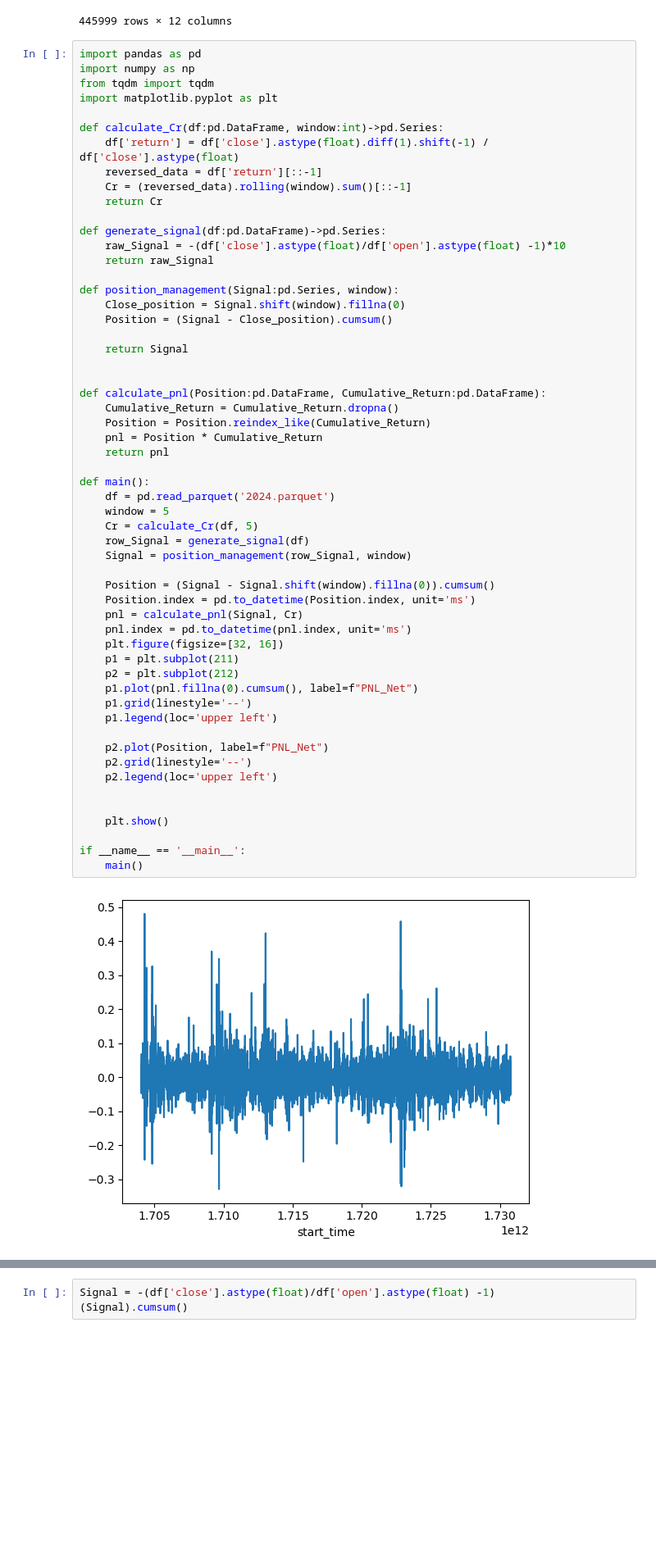
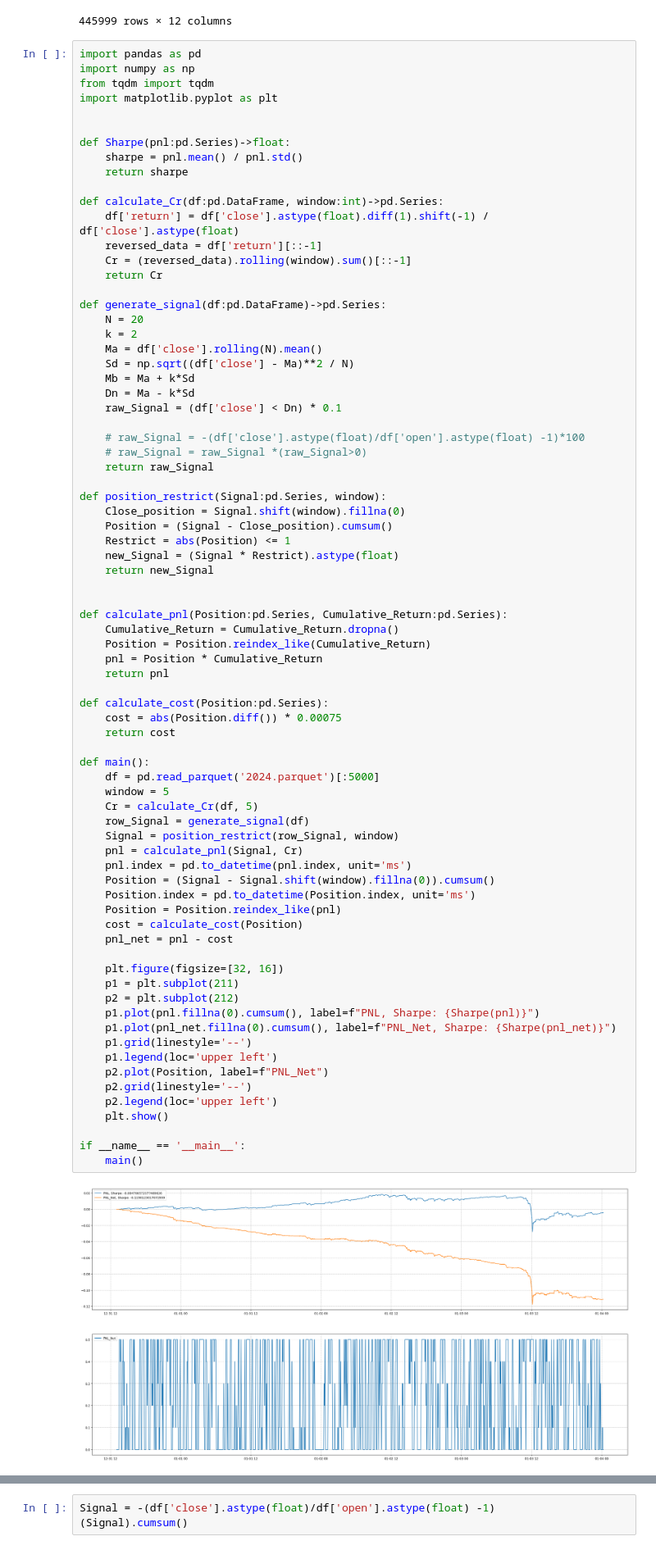
Before and after one commit to Kenneth0901/HFT, a Jupyter notebook: test.ipynb, the cells around one changed output, grey strips where cells are left out. Shown at 82% size. Saved outputs shown, nothing was run; the diff lists cells and outputs as text; blank space fills up the shorter version.

```diff
--- a/test.ipynb
+++ b/test.ipynb
@@ -80,6 +80,11 @@ import pandas as pd
 import numpy as np
 from tqdm import tqdm
 import matplotlib.pyplot as plt
+
+
+def Sharpe(pnl:pd.Series)->float:
+    sharpe = pnl.mean() / pnl.std()
+    return sharpe
 
 def calculate_Cr(df:pd.DataFrame, window:int)->pd.Series:
     df['return'] = df['close'].astype(float).diff(1).shift(-1) / df['close'].astype(float)
@@ -88,48 +93,63 @@ def calculate_Cr(df:pd.DataFrame, window:int)->pd.Series:
     return Cr
 
 def generate_signal(df:pd.DataFrame)->pd.Series:
-    raw_Signal = -(df['close'].astype(float)/df['open'].astype(float) -1)*10
+    N = 20
+    k = 2
+    Ma = df['close'].rolling(N).mean()
+    Sd = np.sqrt((df['close'] - Ma)**2 / N)
+    Mb = Ma + k*Sd
+    Dn = Ma - k*Sd
+    raw_Signal = (df['close'] < Dn) * 0.1
+
+    # raw_Signal = -(df['close'].astype(float)/df['open'].astype(float) -1)*100
+    # raw_Signal = raw_Signal *(raw_Signal>0)
     return raw_Signal
 
-def position_management(Signal:pd.Series, window):
+def position_restrict(Signal:pd.Series, window):
     Close_position = Signal.shift(window).fillna(0)
     Position = (Signal - Close_position).cumsum()
-
-    return Signal
+    Restrict = abs(Position) <= 1
+    new_Signal = (Signal * Restrict).astype(float)
+    return new_Signal
 
 
-def calculate_pnl(Position:pd.DataFrame, Cumulative_Return:pd.DataFrame):
+def calculate_pnl(Position:pd.Series, Cumulative_Return:pd.Series):
     Cumulative_Return = Cumulative_Return.dropna()
     Position = Position.reindex_like(Cumulative_Return)
     pnl = Position * Cumulative_Return
     return pnl
 
+def calculate_cost(Position:pd.Series):
+    cost = abs(Position.diff()) * 0.00075
+    return cost
+
 def main():
-    df = pd.read_parquet('2024.parquet')
+    df = pd.read_parquet('2024.parquet')[:5000]
     window = 5
     Cr = calculate_Cr(df, 5)
     row_Signal = generate_signal(df)
-    Signal = position_management(row_Signal, window)
-
+    Signal = position_restrict(row_Signal, window)
+    pnl = calculate_pnl(Signal, Cr)
+    pnl.index = pd.to_datetime(pnl.index, unit='ms')
     Position = (Signal - Signal.shift(window).fillna(0)).cumsum()
     Position.index = pd.to_datetime(Position.index, unit='ms')
-    pnl = calculate_pnl(Signal, Cr)
-    pnl.index = pd.to_datetime(pnl.index, unit='ms')
+    Position = Position.reindex_like(pnl)
+    cost = calculate_cost(Position)
+    pnl_net = pnl - cost
+
     plt.figure(figsize=[32, 16])
     p1 = plt.subplot(211)
     p2 = plt.subplot(212)
-    p1.plot(pnl.fillna(0).cumsum(), label=f"PNL_Net")
+    p1.plot(pnl.fillna(0).cumsum(), label=f"PNL, Sharpe: {Sharpe(pnl)}")
+    p1.plot(pnl_net.fillna(0).cumsum(), label=f"PNL_Net, Sharpe: {Sharpe(pnl_net)}")
     p1.grid(linestyle='--')
     p1.legend(loc='upper left')
-
     p2.plot(Position, label=f"PNL_Net")
     p2.grid(linestyle='--')
     p2.legend(loc='upper left')
-
-
     plt.show()
 
 if __name__ == '__main__':
     main()
 # %% [output]
-[figure, old version]
+[figure, new version]
```
Also changed, not shown: parts of 1 cell of this notebook, 2 other files.
